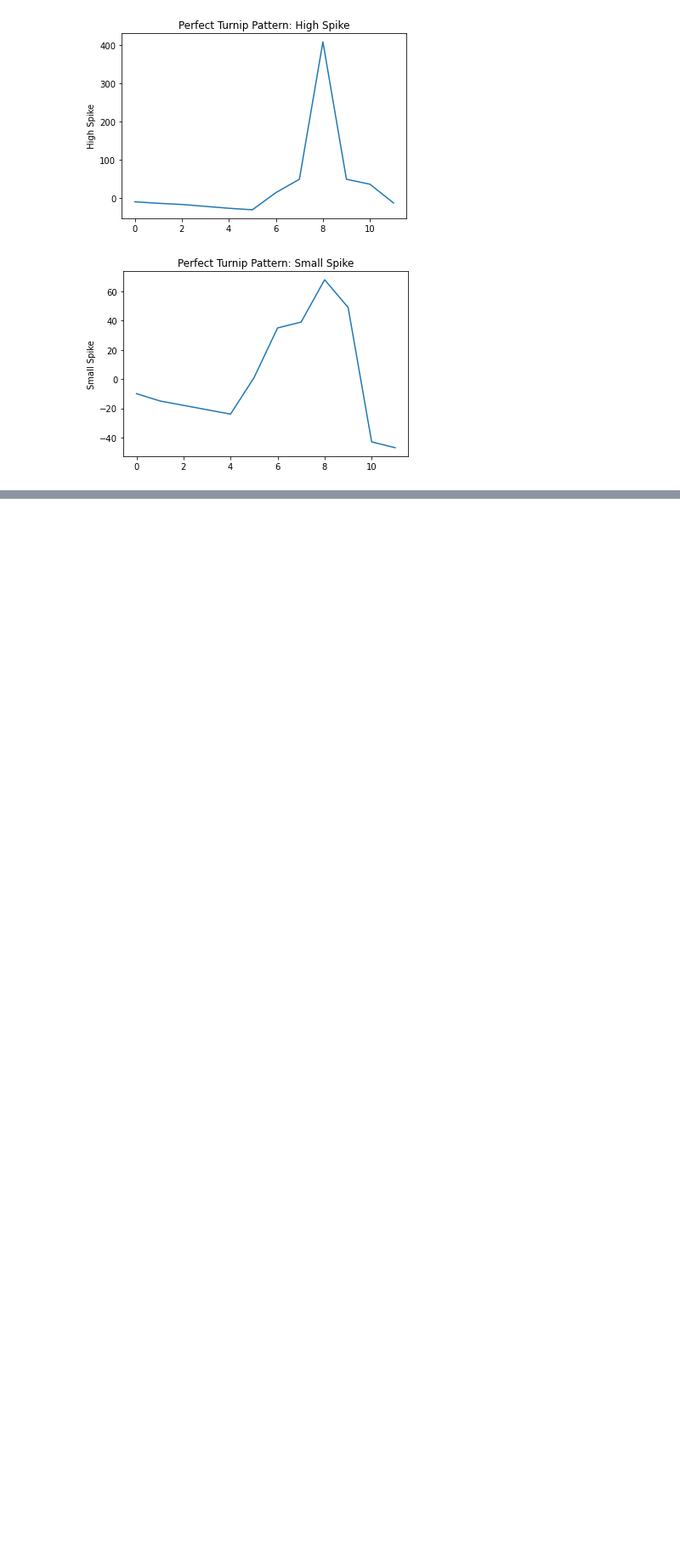
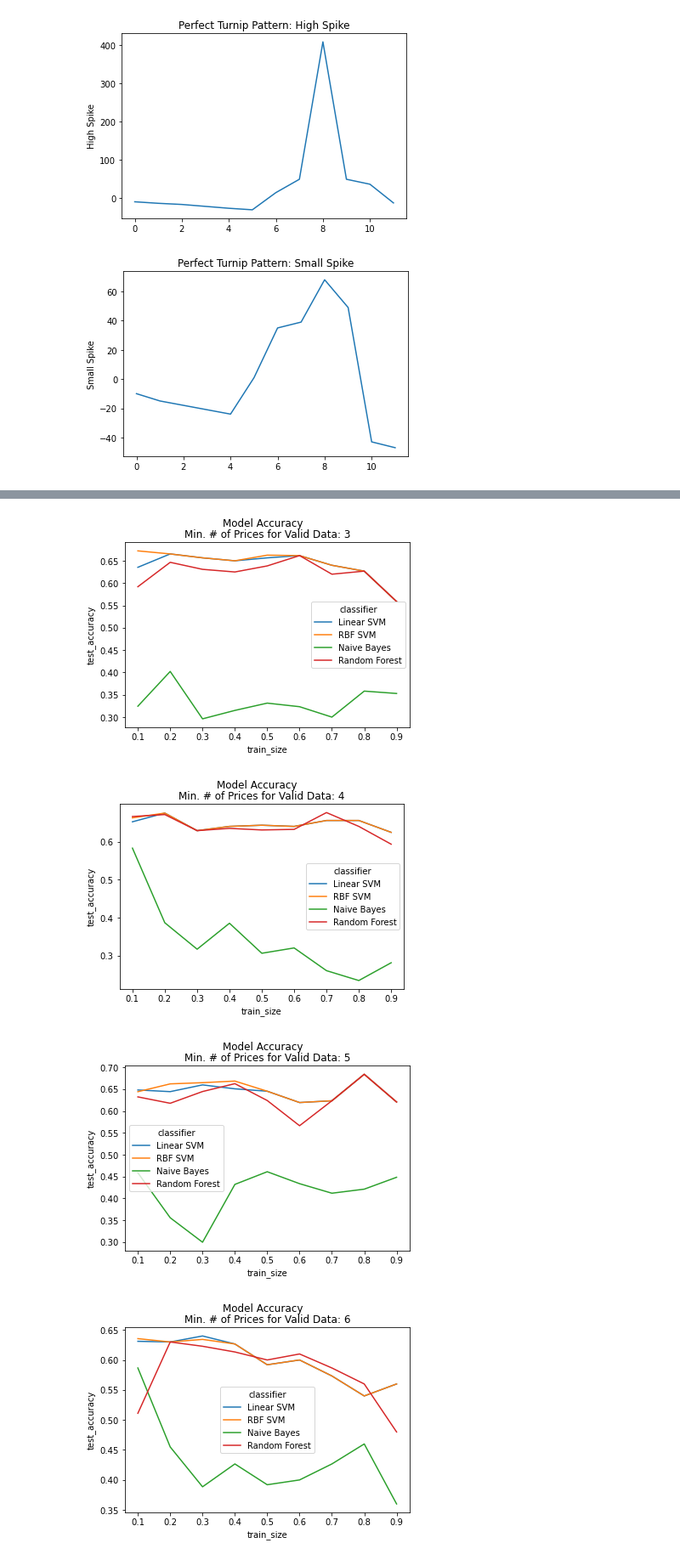
Before and after one commit to Duke02/AnimalCrossing_CS588, a Jupyter notebook: Plotter.ipynb, the cells around one changed output, grey strips where cells are left out. Shown: that part at 85% size. Drawn from its saved outputs; the diff is of its cells as text; code cells hidden in the pictures; blank space fills up the shorter version.

```diff
--- a/Plotter.ipynb
+++ b/Plotter.ipynb
@@ -94,0 +100,9 @@ bad_rows = [rows[b] for b in bad]
+# %%
+chosen_results = [('results_20201123_145600.json', 3), ('results_20201123_161333.json', 4), ('results_20201121_163822.json',5), ('results_20201121_155316.json', 6), ('results_20201123_152447.json', 7)]
+for result_filename, min_valid_prices in chosen_results:
+    graph_test_accuracy(result_filename)
+# %% [output]
+[figure, added]
+[figure, added]
+[figure, added]
+[figure, added]
```
Also changed, not shown: parts of 21 cells of this notebook, 2 other files.
